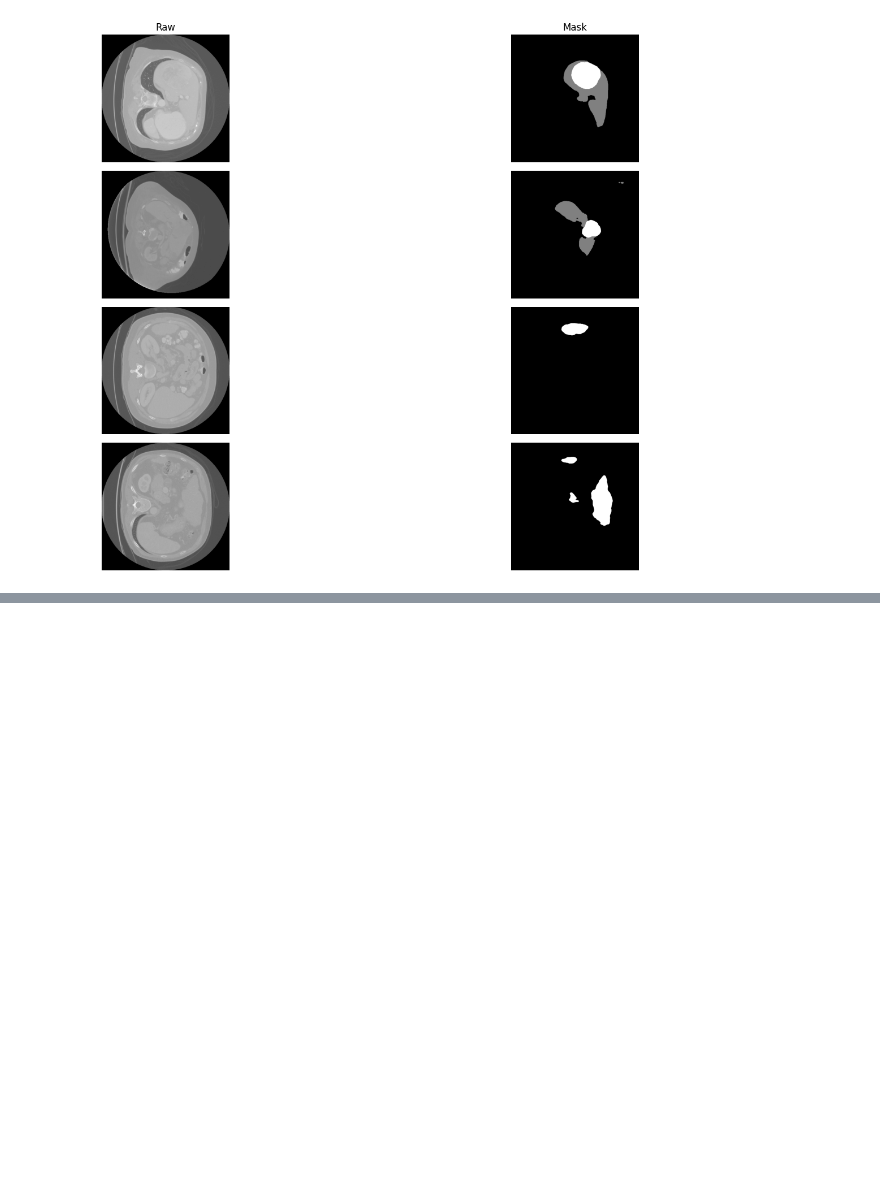
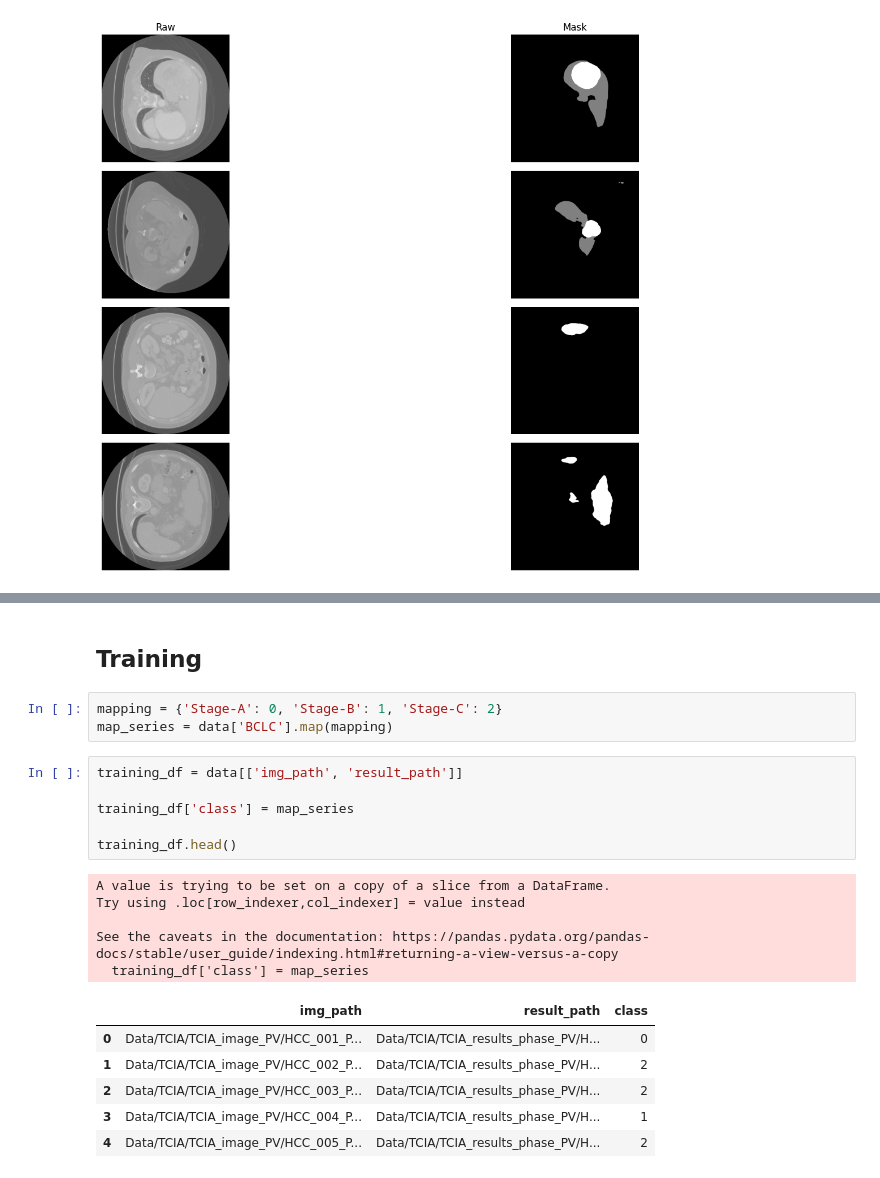
Before and after one commit to McSonk/2024-img-challenge, a Jupyter notebook: explanation.ipynb, the cells around one changed output, grey strips where cells are left out. Cells and saved outputs as stored; diff of their text form; blank space fills up the shorter version.

```diff
--- a/explanation.ipynb
+++ b/explanation.ipynb
@@ -187,3 +224,26 @@ plt.tight_layout()
 [figure]
 # %% [markdown]
 ![Dog Meme](https://i.pinimg.com/474x/81/9d/5d/819d5df2b9b8798e21aa5fc1becec80a--number--dog-memes.jpg)
+# %% [markdown]
+## Training
+# %%
+mapping = {'Stage-A': 0, 'Stage-B': 1, 'Stage-C': 2}
+map_series = data['BCLC'].map(mapping)
+# %%
+training_df = data[['img_path', 'result_path']]
+
+training_df['class'] = map_series
+
+training_df.head()
+# %% [output]
+A value is trying to be set on a copy of a slice from a DataFrame.
+Try using .loc[row_indexer,col_indexer] = value instead
+
+See the caveats in the documentation: https://pandas.pydata.org/pandas-docs/stable/user_guide/indexing.html#returning-a-view-versus-a-copy
+  training_df['class'] = map_series
+|  | img_path | result_path | class |
+| 0 | Data/TCIA/TCIA_image_PV/HCC_001_P... | Data/TCIA/TCIA_results_phase_PV/H... | 0 |
+| 1 | Data/TCIA/TCIA_image_PV/HCC_002_P... | Data/TCIA/TCIA_results_phase_PV/H... | 2 |
+| 2 | Data/TCIA/TCIA_image_PV/HCC_003_P... | Data/TCIA/TCIA_results_phase_PV/H... | 2 |
+| 3 | Data/TCIA/TCIA_image_PV/HCC_004_P... | Data/TCIA/TCIA_results_phase_PV/H... | 1 |
+| 4 | Data/TCIA/TCIA_image_PV/HCC_005_P... | Data/TCIA/TCIA_results_phase_PV/H... | 2 |
```
Also changed, not shown: parts of 8 cells of this notebook, 1 other file.
